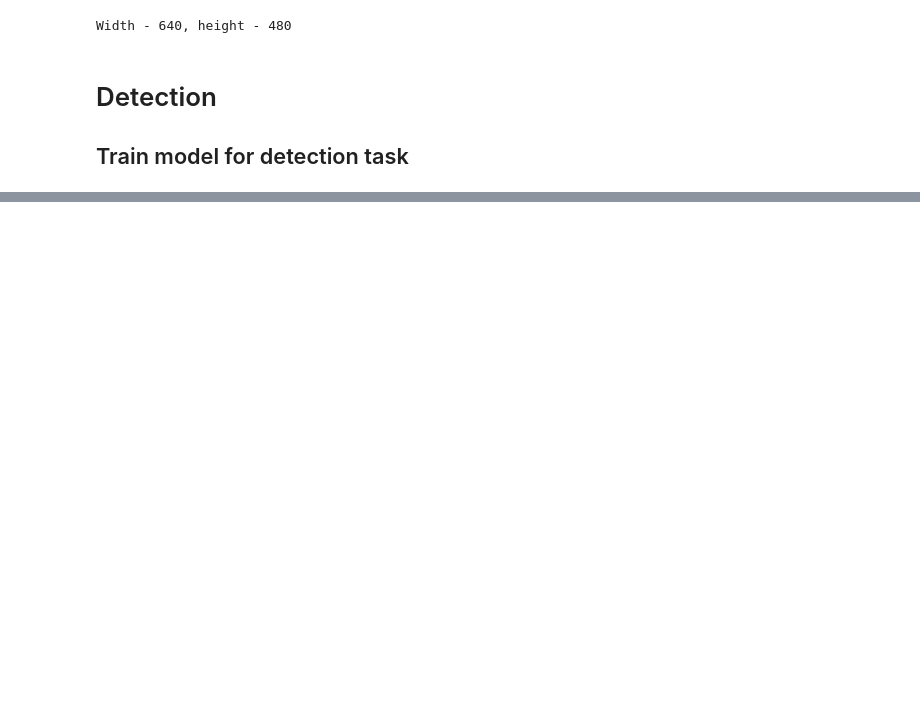
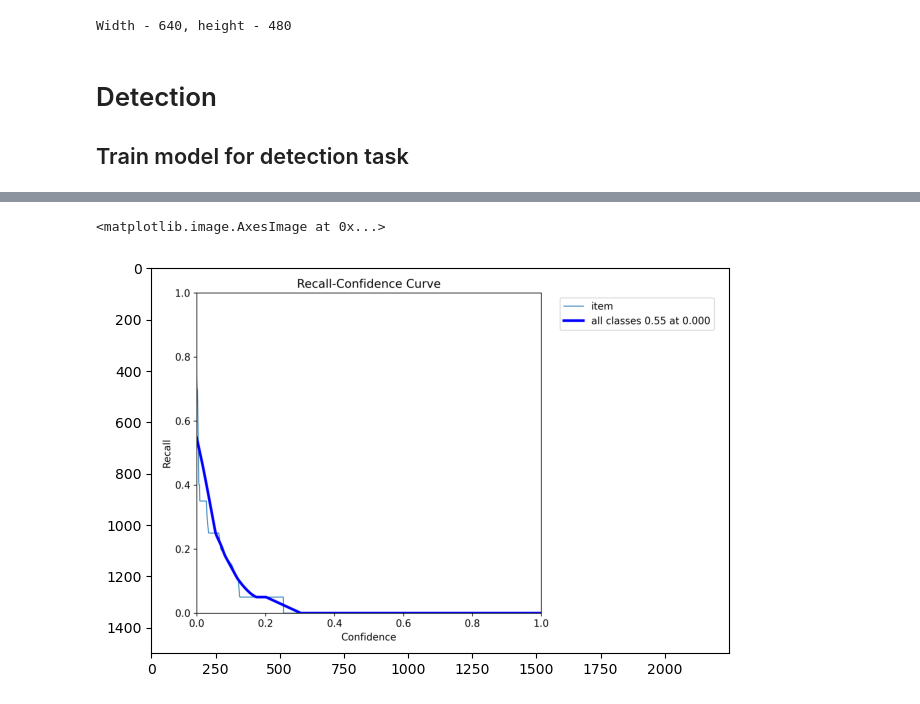
Before and after one commit to smoke22catches/fpv-drone-tracking-detection-depth-estimation, a Jupyter notebook: notebooks/drone_detection_tracking.ipynb, the cells around one changed output, grey strips where cells are left out. Drawn from its saved outputs; the diff is of its cells as text; code cells hidden in the pictures; blank space fills up the shorter version.

```diff
--- a/notebooks/drone_detection_tracking.ipynb
+++ b/notebooks/drone_detection_tracking.ipynb
@@ -114,0 +191,6 @@ Results saved to /home/dzhere/Documents/side-projects/fpv-drone-tracking-detecti
+# %%
+box_r_curve = mpimg.imread('runs/detect/val10/BoxR_curve.png')
+plt.imshow(box_r_curve)
+# %% [output]
+<matplotlib.image.AxesImage at 0x...>
+[figure, added]
```
Also changed, not shown: parts of 10 cells of this notebook, 2 other files.
